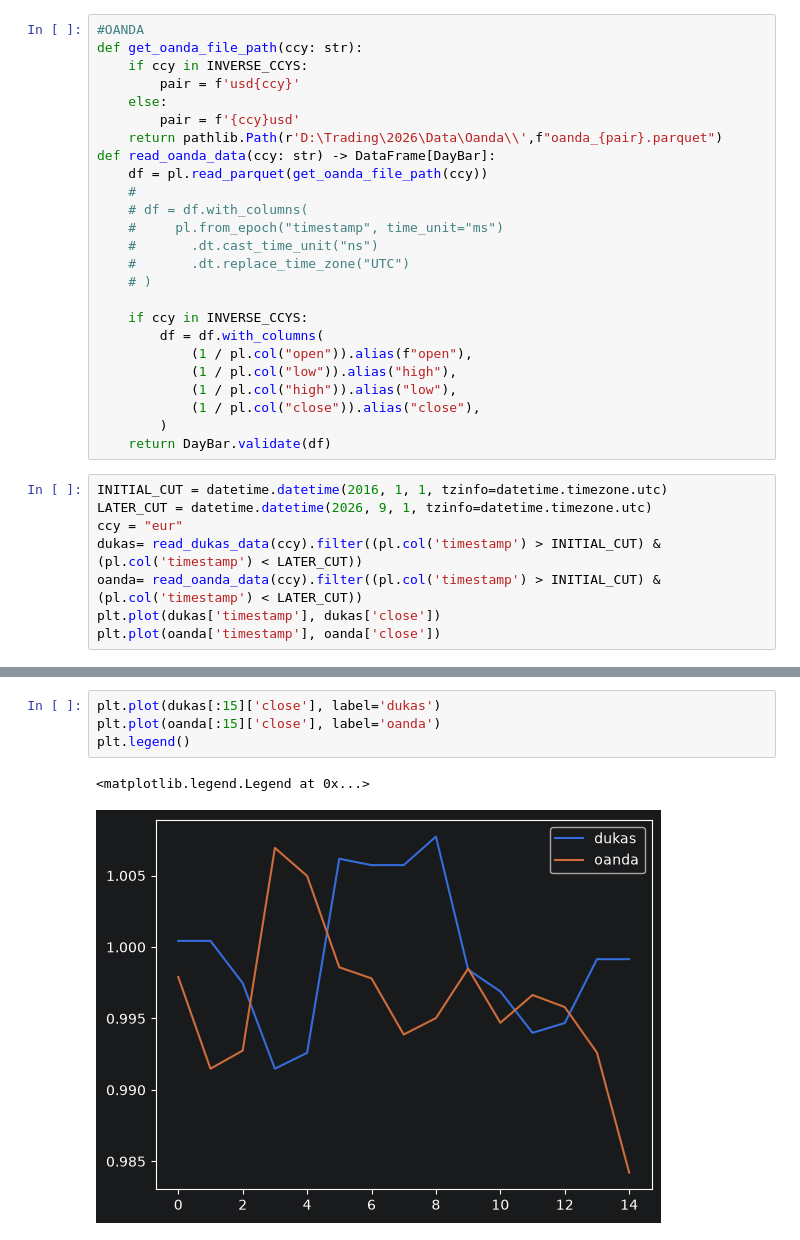
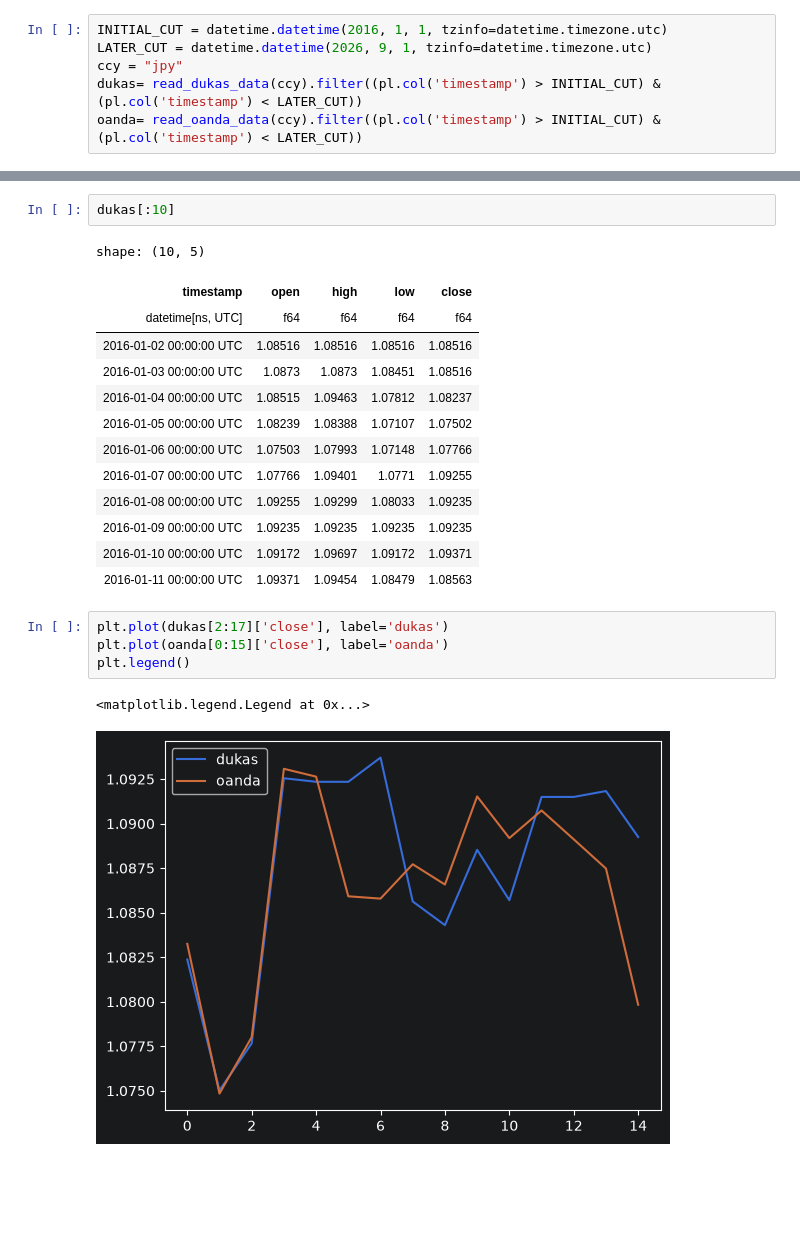
Before and after one commit to RobertHotchkiss/yet_another_machine_learning_repo, a Jupyter notebook: src/notebooks/oanda_dukas_comparison.ipynb, the cells around one changed output, grey strips where cells are left out. Drawn from its saved outputs; the diff is of its cells as text; blank space fills up the shorter version.

```diff
--- a/src/notebooks/oanda_dukas_comparison.ipynb
+++ b/src/notebooks/oanda_dukas_comparison.ipynb
@@ -54,36 +125,9 @@ def read_dukas_data(ccy: str) -> DataFrame[DayBar]:
             (1 / pl.col("close")).alias("close"),
         )
     return DayBar.validate(df)
-# %%
-#OANDA
-def get_oanda_file_path(ccy: str):
-    if ccy in INVERSE_CCYS:
-        pair = f'usd{ccy}'
-    else:
-        pair = f'{ccy}usd'
-    return pathlib.Path(r'D:\Trading\2026\Data\Oanda\\',f"oanda_{pair}.parquet")
-def read_oanda_data(ccy: str) -> DataFrame[DayBar]:
-    df = pl.read_parquet(get_oanda_file_path(ccy))
-    #
-    # df = df.with_columns(
-    #     pl.from_epoch("timestamp", time_unit="ms")
-    #       .dt.cast_time_unit("ns")
-    #       .dt.replace_time_zone("UTC")
-    # )
-
-    if ccy in INVERSE_CCYS:
-        df = df.with_columns(
-            (1 / pl.col("open")).alias(f"open"),
-            (1 / pl.col("low")).alias("high"),
-            (1 / pl.col("high")).alias("low"),
-            (1 / pl.col("close")).alias("close"),
-        )
-    return DayBar.validate(df)
 # %%
 INITIAL_CUT = datetime.datetime(2016, 1, 1, tzinfo=datetime.timezone.utc)
 LATER_CUT = datetime.datetime(2026, 9, 1, tzinfo=datetime.timezone.utc)
-ccy = "eur"
+ccy = "jpy"
 dukas= read_dukas_data(ccy).filter((pl.col('timestamp') > INITIAL_CUT) & (pl.col('timestamp') < LATER_CUT))
 oanda= read_oanda_data(ccy).filter((pl.col('timestamp') > INITIAL_CUT) & (pl.col('timestamp') < LATER_CUT))
-plt.plot(dukas['timestamp'], dukas['close'])
-plt.plot(oanda['timestamp'], oanda['close'])
@@ -139,7 +201,23 @@ shape: (10, 5)
+# %%
+dukas[:10]
+# %% [output]
+shape: (10, 5)
+| timestamp | open | high | low | close |
+| datetime[ns, UTC] | f64 | f64 | f64 | f64 |
+| 2016-01-02 00:00:00 UTC | 1.08516 | 1.08516 | 1.08516 | 1.08516 |
+| 2016-01-03 00:00:00 UTC | 1.0873 | 1.0873 | 1.08451 | 1.08516 |
+| 2016-01-04 00:00:00 UTC | 1.08515 | 1.09463 | 1.07812 | 1.08237 |
+| 2016-01-05 00:00:00 UTC | 1.08239 | 1.08388 | 1.07107 | 1.07502 |
+| 2016-01-06 00:00:00 UTC | 1.07503 | 1.07993 | 1.07148 | 1.07766 |
+| 2016-01-07 00:00:00 UTC | 1.07766 | 1.09401 | 1.0771 | 1.09255 |
+| 2016-01-08 00:00:00 UTC | 1.09255 | 1.09299 | 1.08033 | 1.09235 |
+| 2016-01-09 00:00:00 UTC | 1.09235 | 1.09235 | 1.09235 | 1.09235 |
+| 2016-01-10 00:00:00 UTC | 1.09172 | 1.09697 | 1.09172 | 1.09371 |
+| 2016-01-11 00:00:00 UTC | 1.09371 | 1.09454 | 1.08479 | 1.08563 |
 # %%
-plt.plot(dukas[:15]['close'], label='dukas')
-plt.plot(oanda[:15]['close'], label='oanda')
+plt.plot(dukas[2:17]['close'], label='dukas')
+plt.plot(oanda[0:15]['close'], label='oanda')
 plt.legend()
 # %% [output]
 <matplotlib.legend.Legend at 0x...>
-[figure, old version]
+[figure, new version]
```
Also changed, not shown: parts of 25 cells of this notebook, 20 other files.
